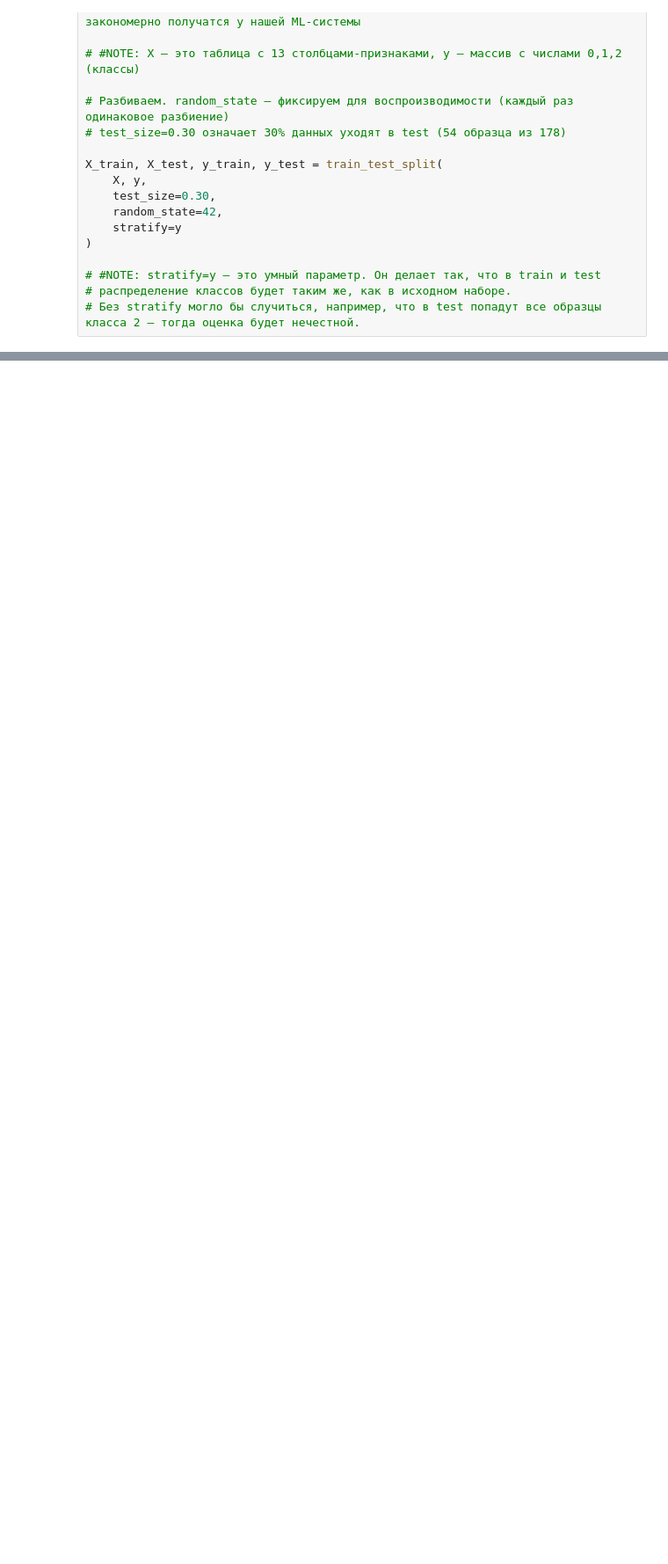
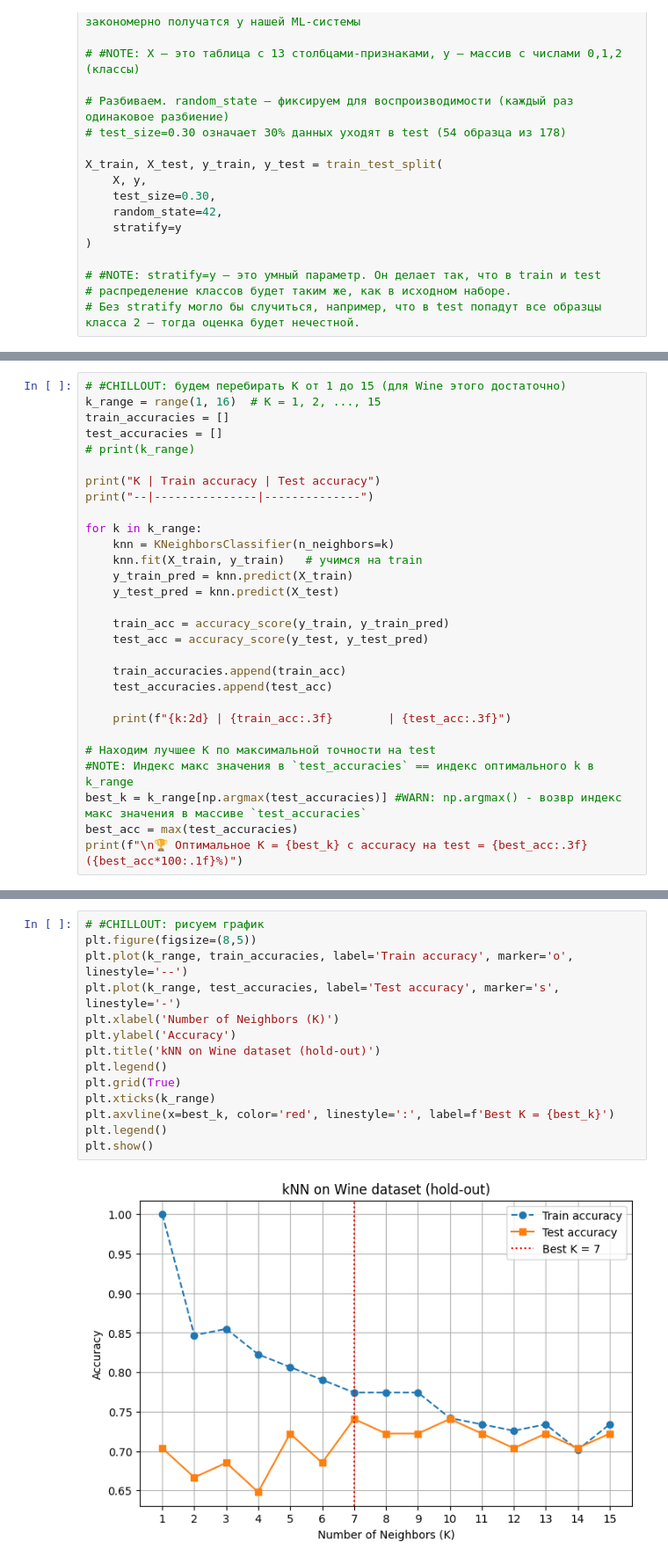
Before and after one commit to manifoldmind/Metric-Methods--Iris-Classifications, a Jupyter notebook: DONE.ipynb, the cells around one changed output, grey strips where cells are left out. Shown at 88% size. Saved outputs shown, nothing was run; the diff lists cells and outputs as text; blank space fills up the shorter version.

```diff
--- a/DONE.ipynb
+++ b/DONE.ipynb
@@ -125,0 +136,29 @@ X_train, X_test, y_train, y_test = train_test_split(
+# %%
+# #CHILLOUT: будем перебирать K от 1 до 15 (для Wine этого достаточно)
+k_range = range(1, 16)  # K = 1, 2, ..., 15
+train_accuracies = []
+test_accuracies = []
+# print(k_range)
+
+print("K | Train accuracy | Test accuracy")
+print("--|---------------|--------------")
+
+for k in k_range:
+    knn = KNeighborsClassifier(n_neighbors=k)
+    knn.fit(X_train, y_train)   # учимся на train
+    y_train_pred = knn.predict(X_train)
+    y_test_pred = knn.predict(X_test)
+
+    train_acc = accuracy_score(y_train, y_train_pred)
+    test_acc = accuracy_score(y_test, y_test_pred)
+
+    train_accuracies.append(train_acc)
+    test_accuracies.append(test_acc)
+
+    print(f"{k:2d} | {train_acc:.3f}        | {test_acc:.3f}")
+
+# Находим лучшее K по максимальной точности на test
+#NOTE: Индекс макс значения в `test_accuracies` == индекс оптимального k в k_range
+best_k = k_range[np.argmax(test_accuracies)] #WARN: np.argmax() - возвр индекс макс значения в массиве `test_accuracies`
+best_acc = max(test_accuracies)
+print(f"\n🏆 Оптимальное K = {best_k} с accuracy на test = {best_acc:.3f} ({best_acc*100:.1f}%)")
@@ -125,0 +185,16 @@ X_train, X_test, y_train, y_test = train_test_split(
+# %%
+# #CHILLOUT: рисуем график
+plt.figure(figsize=(8,5))
+plt.plot(k_range, train_accuracies, label='Train accuracy', marker='o', linestyle='--')
+plt.plot(k_range, test_accuracies, label='Test accuracy', marker='s', linestyle='-')
+plt.xlabel('Number of Neighbors (K)')
+plt.ylabel('Accuracy')
+plt.title('kNN on Wine dataset (hold-out)')
+plt.legend()
+plt.grid(True)
+plt.xticks(k_range)
+plt.axvline(x=best_k, color='red', linestyle=':', label=f'Best K = {best_k}')
+plt.legend()
+plt.show()
+# %% [output]
+[figure, added]
```
Also changed, not shown: parts of 5 cells of this notebook, 7 other files.
